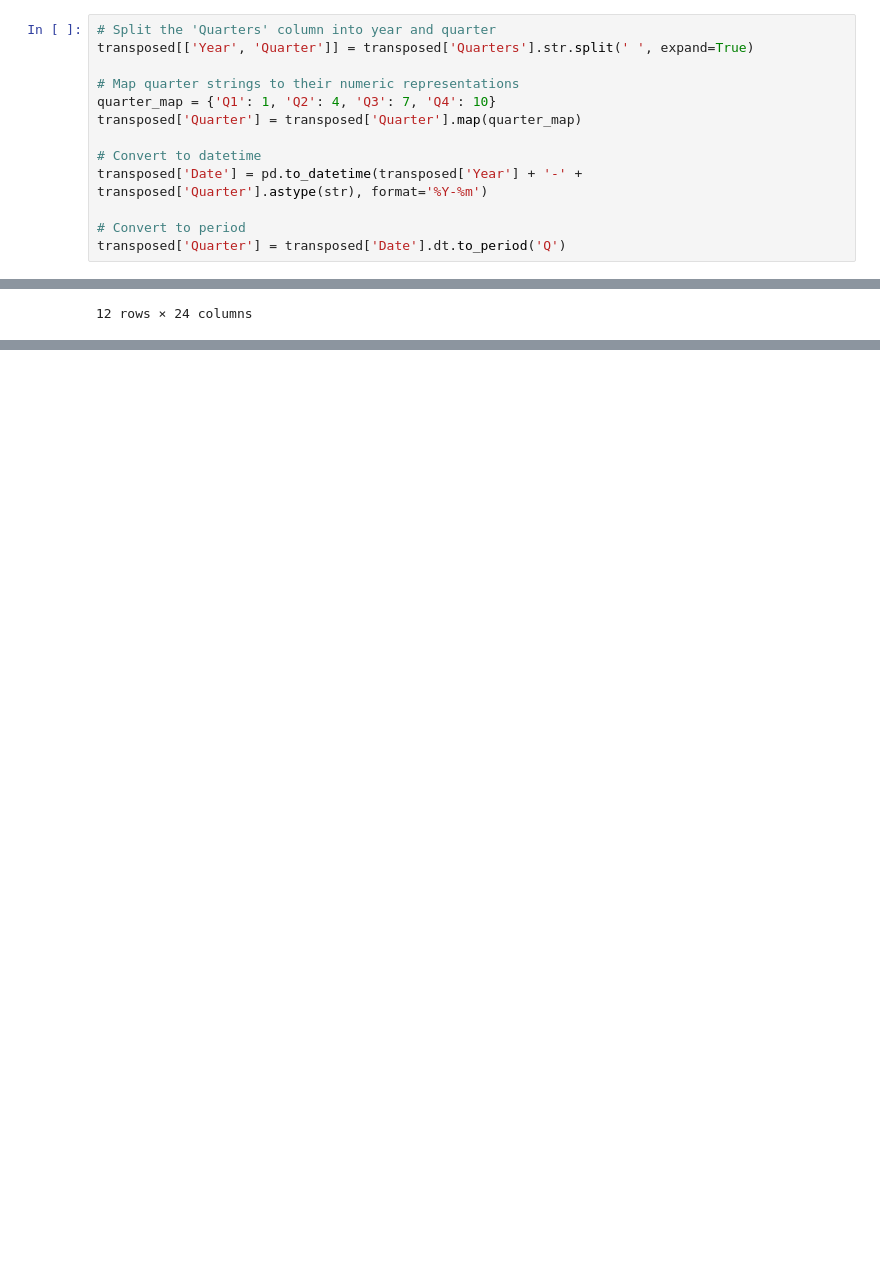
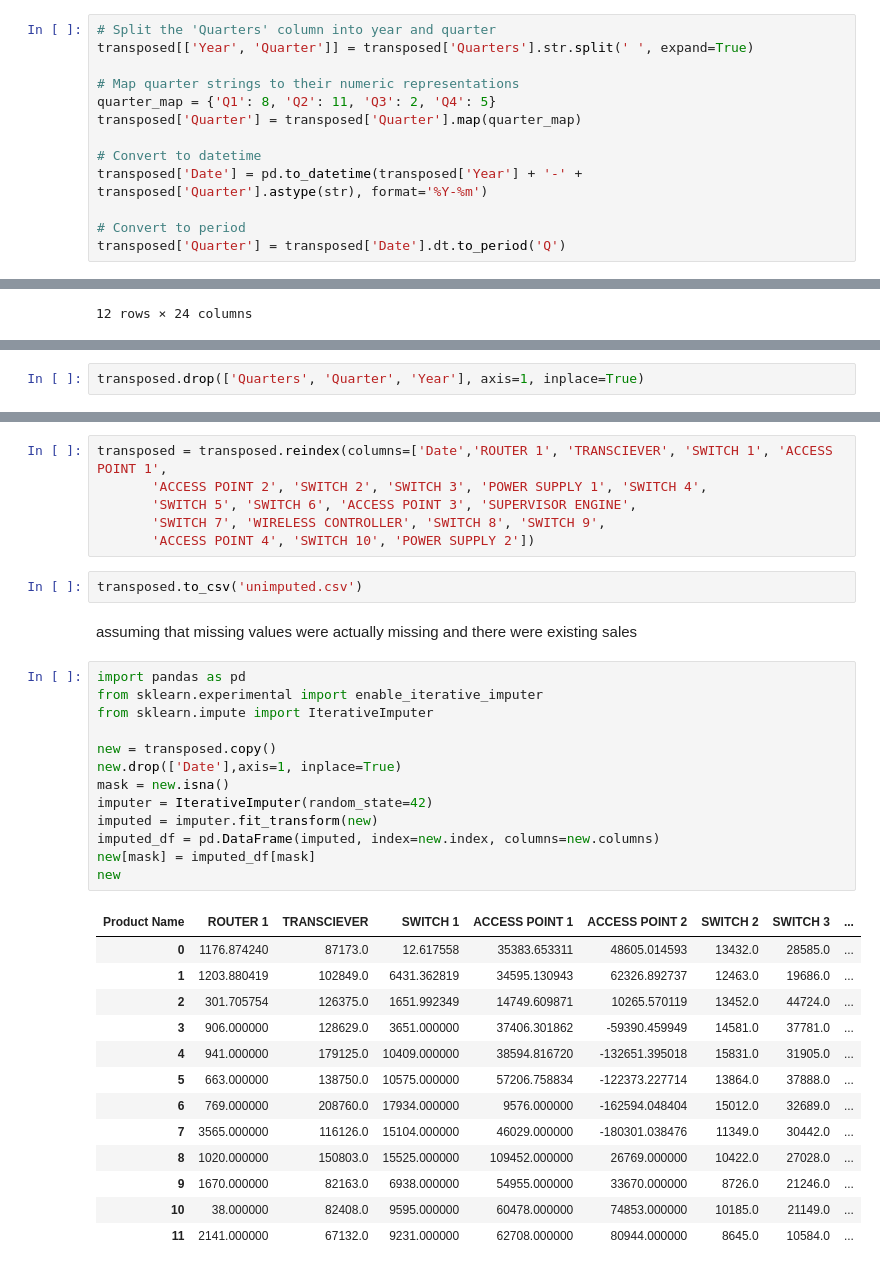
Before and after one commit to Jayasuryan0821-git/Cisco-Hackathon, a Jupyter notebook: final.ipynb, the cells around one changed output, grey strips where cells are left out. Saved outputs shown, nothing was run; the diff lists cells and outputs as text; blank space fills up the shorter version.

```diff
--- a/final.ipynb
+++ b/final.ipynb
@@ -106,7 +106,7 @@ transposed
 transposed[['Year', 'Quarter']] = transposed['Quarters'].str.split(' ', expand=True)
 
 # Map quarter strings to their numeric representations
-quarter_map = {'Q1': 1, 'Q2': 4, 'Q3': 7, 'Q4': 10}
+quarter_map = {'Q1': 8, 'Q2': 11, 'Q3': 2, 'Q4': 5}
 transposed['Quarter'] = transposed['Quarter'].map(quarter_map)
 
 # Convert to datetime
@@ -133,0 +160,2 @@ transposed
+# %%
+transposed.drop(['Quarters', 'Quarter', 'Year'], axis=1, inplace=True)
@@ -133,0 +171,37 @@ transposed
+# %%
+transposed = transposed.reindex(columns=['Date','ROUTER 1', 'TRANSCIEVER', 'SWITCH 1', 'ACCESS POINT 1',
+       'ACCESS POINT 2', 'SWITCH 2', 'SWITCH 3', 'POWER SUPPLY 1', 'SWITCH 4',
+       'SWITCH 5', 'SWITCH 6', 'ACCESS POINT 3', 'SUPERVISOR ENGINE',
+       'SWITCH 7', 'WIRELESS CONTROLLER', 'SWITCH 8', 'SWITCH 9',
+       'ACCESS POINT 4', 'SWITCH 10', 'POWER SUPPLY 2'])
+# %%
+transposed.to_csv('unimputed.csv')
+# %% [markdown]
+assuming that missing values were actually missing and there were existing sales
+# %%
+import pandas as pd
+from sklearn.experimental import enable_iterative_imputer
+from sklearn.impute import IterativeImputer
+
+new = transposed.copy()
+new.drop(['Date'],axis=1, inplace=True)
+mask = new.isna()
+imputer = IterativeImputer(random_state=42)
+imputed = imputer.fit_transform(new)
+imputed_df = pd.DataFrame(imputed, index=new.index, columns=new.columns)
+new[mask] = imputed_df[mask]
+new
+# %% [output]
+| Product Name | ROUTER 1 | TRANSCIEVER | SWITCH 1 | ACCESS POINT 1 | ACCESS POINT 2 | SWITCH 2 | SWITCH 3 | ... |
+| 0 | 1176.874240 | 87173.0 | 12.617558 | 35383.653311 | 48605.014593 | 13432.0 | 28585.0 | ... |
+| 1 | 1203.880419 | 102849.0 | 6431.362819 | 34595.130943 | 62326.892737 | 12463.0 | 19686.0 | ... |
+| 2 | 301.705754 | 126375.0 | 1651.992349 | 14749.609871 | 10265.570119 | 13452.0 | 44724.0 | ... |
+| 3 | 906.000000 | 128629.0 | 3651.000000 | 37406.301862 | -59390.459949 | 14581.0 | 37781.0 | ... |
+| 4 | 941.000000 | 179125.0 | 10409.000000 | 38594.816720 | -132651.395018 | 15831.0 | 31905.0 | ... |
+| 5 | 663.000000 | 138750.0 | 10575.000000 | 57206.758834 | -122373.227714 | 13864.0 | 37888.0 | ... |
+| 6 | 769.000000 | 208760.0 | 17934.000000 | 9576.000000 | -162594.048404 | 15012.0 | 32689.0 | ... |
+| 7 | 3565.000000 | 116126.0 | 15104.000000 | 46029.000000 | -180301.038476 | 11349.0 | 30442.0 | ... |
+| 8 | 1020.000000 | 150803.0 | 15525.000000 | 109452.000000 | 26769.000000 | 10422.0 | 27028.0 | ... |
+| 9 | 1670.000000 | 82163.0 | 6938.000000 | 54955.000000 | 33670.000000 | 8726.0 | 21246.0 | ... |
+| 10 | 38.000000 | 82408.0 | 9595.000000 | 60478.000000 | 74853.000000 | 10185.0 | 21149.0 | ... |
+| 11 | 2141.000000 | 67132.0 | 9231.000000 | 62708.000000 | 80944.000000 | 8645.0 | 10584.0 | ... |
```
Also changed, not shown: parts of 9 cells of this notebook.
